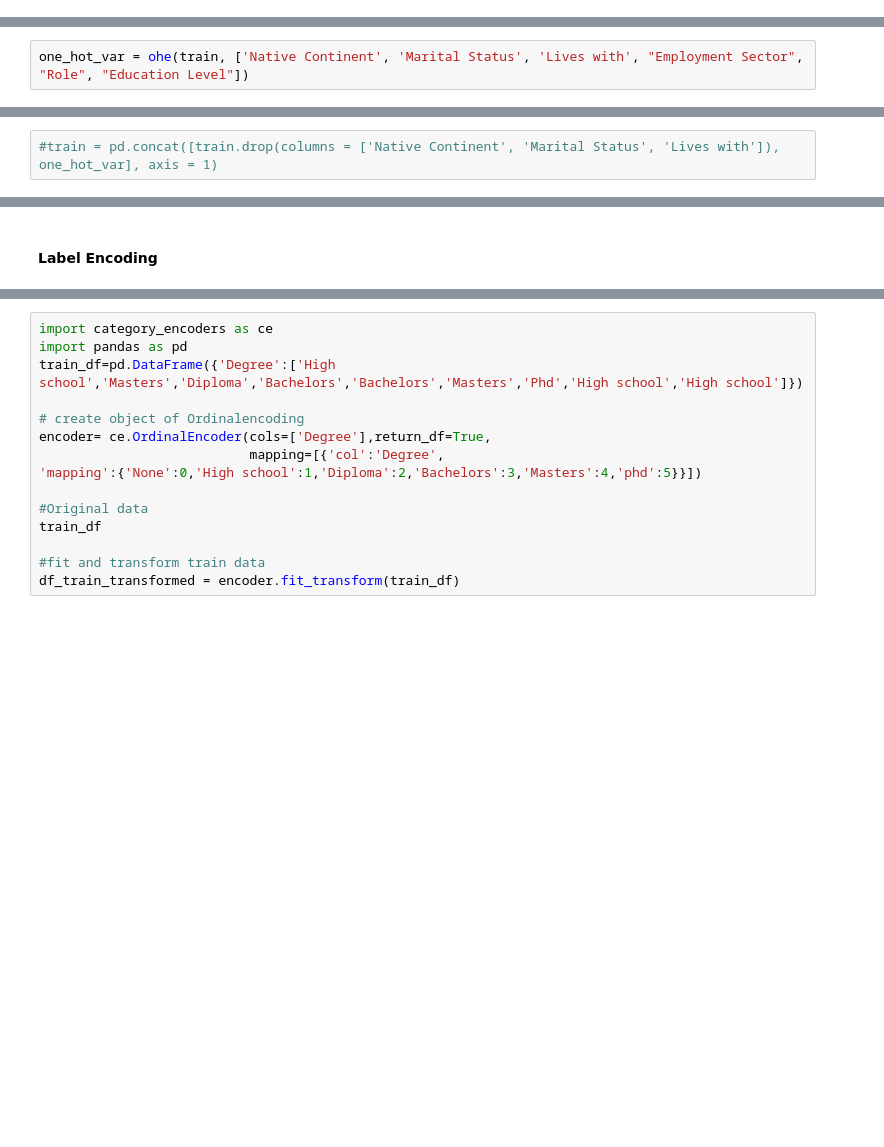
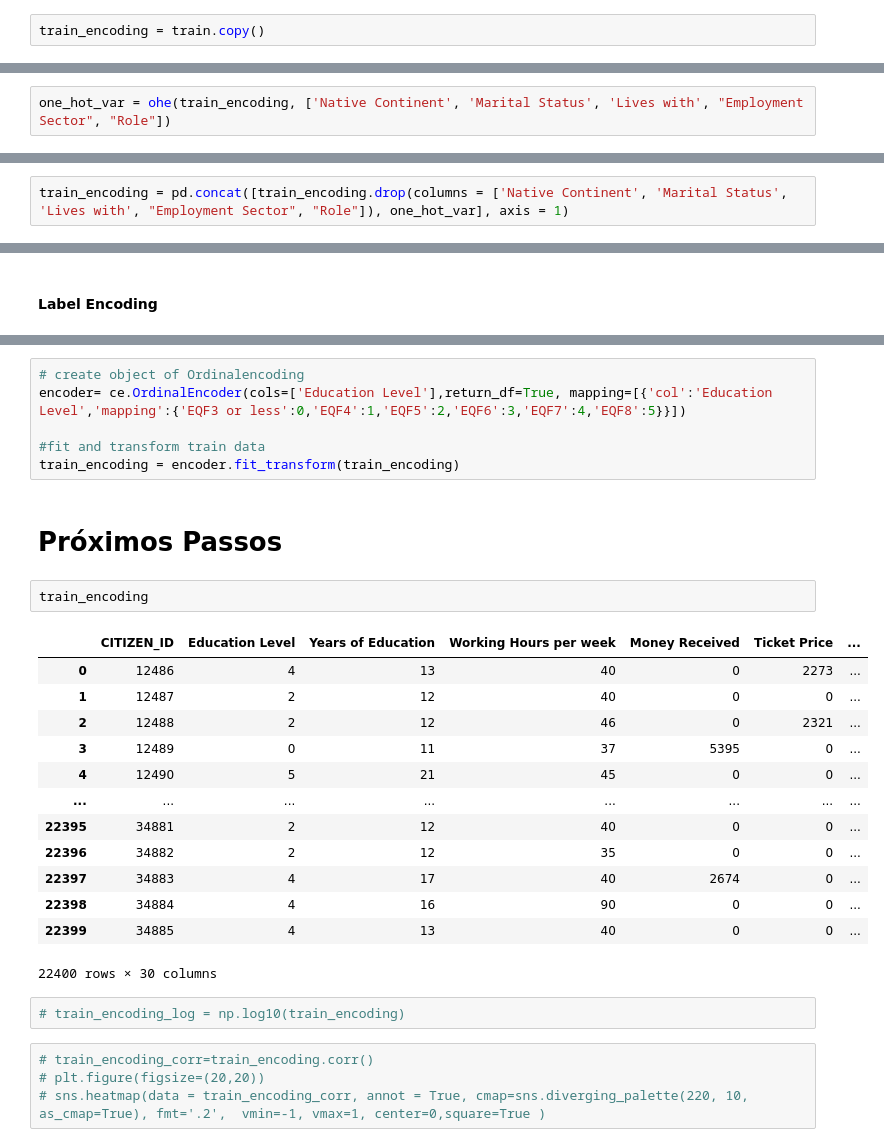
Before and after one commit to martaldsantos/newland_project, a Jupyter notebook: ML_Project.ipynb, the cells around one changed output, grey strips where cells are left out. Saved outputs shown, nothing was run; the diff lists cells and outputs as text; blank space fills up the shorter version.

Commit message:
+Organizado, com os Encodings todos e os fillna!

```diff
--- a/ML_Project.ipynb
+++ b/ML_Project.ipynb
@@ -679,5 +698,7 @@ ValueError: ignored
 # %% [markdown]
 # **Data Encoding**
 Types of data encoding: https://www.analyticsvidhya.com/blog/2020/08/types-of-categorical-data-encoding/
+# %%
+train_encoding = train.copy()
 # %%
 print("Number of Categories in: ")
@@ -715,2 +716,2 @@ dtype: object
 # %%
-one_hot_var = ohe(train, ['Native Continent', 'Marital Status', 'Lives with', "Employment Sector", "Role", "Education Level"])
+one_hot_var = ohe(train_encoding, ['Native Continent', 'Marital Status', 'Lives with', "Employment Sector", "Role"])
@@ -719,3 +718,3 @@ ValueError: ignored
 # %%
-#train = pd.concat([train.drop(columns = ['Native Continent', 'Marital Status', 'Lives with']), one_hot_var], axis = 1)
+train_encoding = pd.concat([train_encoding.drop(columns = ['Native Continent', 'Marital Status', 'Lives with', "Employment Sector", "Role"]), one_hot_var], axis = 1)
 # %%
@@ -725,15 +744,30 @@ train.columns
 # %%
-import category_encoders as ce
-import pandas as pd
-train_df=pd.DataFrame({'Degree':['High school','Masters','Diploma','Bachelors','Bachelors','Masters','Phd','High school','High school']})
-
 # create object of Ordinalencoding
-encoder= ce.OrdinalEncoder(cols=['Degree'],return_df=True,
-                           mapping=[{'col':'Degree',
-'mapping':{'None':0,'High school':1,'Diploma':2,'Bachelors':3,'Masters':4,'phd':5}}])
-
-#Original data
-train_df
+encoder= ce.OrdinalEncoder(cols=['Education Level'],return_df=True, mapping=[{'col':'Education Level','mapping':{'EQF3 or less':0,'EQF4':1,'EQF5':2,'EQF6':3,'EQF7':4,'EQF8':5}}])
 
 #fit and transform train data
-df_train_transformed = encoder.fit_transform(train_df)
+train_encoding = encoder.fit_transform(train_encoding)
+# %% [markdown]
+# **Próximos Passos**
+# %%
+train_encoding
+# %% [output]
+|  | CITIZEN_ID | Education Level | Years of Education | Working Hours per week | Money Received | Ticket Price | ... |
+| 0 | 12486 | 4 | 13 | 40 | 0 | 2273 | ... |
+| 1 | 12487 | 2 | 12 | 40 | 0 | 0 | ... |
+| 2 | 12488 | 2 | 12 | 46 | 0 | 2321 | ... |
+| 3 | 12489 | 0 | 11 | 37 | 5395 | 0 | ... |
+| 4 | 12490 | 5 | 21 | 45 | 0 | 0 | ... |
+| ... | ... | ... | ... | ... | ... | ... | ... |
+| 22395 | 34881 | 2 | 12 | 40 | 0 | 0 | ... |
+| 22396 | 34882 | 2 | 12 | 35 | 0 | 0 | ... |
+| 22397 | 34883 | 4 | 17 | 40 | 2674 | 0 | ... |
+| 22398 | 34884 | 4 | 16 | 90 | 0 | 0 | ... |
+| 22399 | 34885 | 4 | 13 | 40 | 0 | 0 | ... |
+22400 rows × 30 columns
+# %%
+# train_encoding_log = np.log10(train_encoding)
+# %%
+# train_encoding_corr=train_encoding.corr()
+# plt.figure(figsize=(20,20))
+# sns.heatmap(data = train_encoding_corr, annot = True, cmap=sns.diverging_palette(220, 10, as_cmap=True), fmt='.2',  vmin=-1, vmax=1, center=0,square=True )
```
Also changed, not shown: parts of 12 cells of this notebook.
